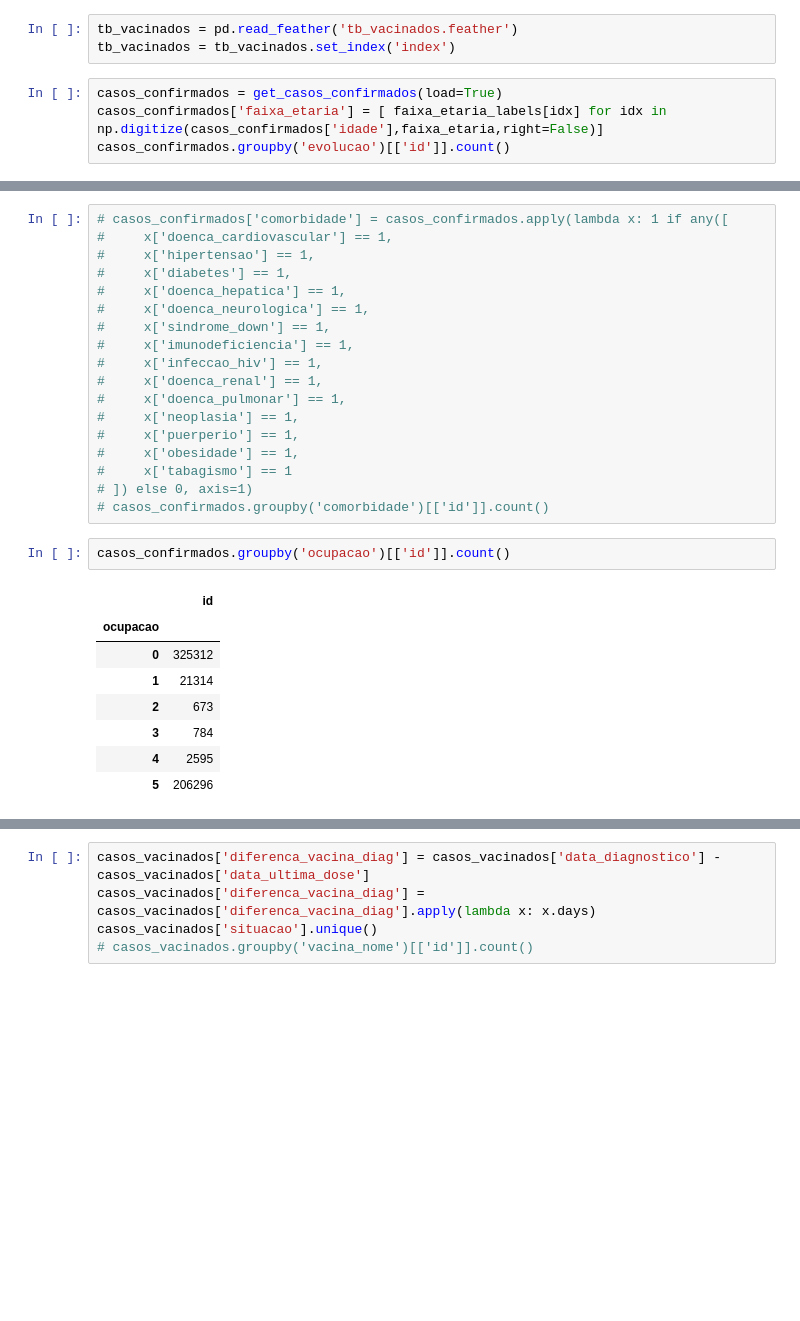
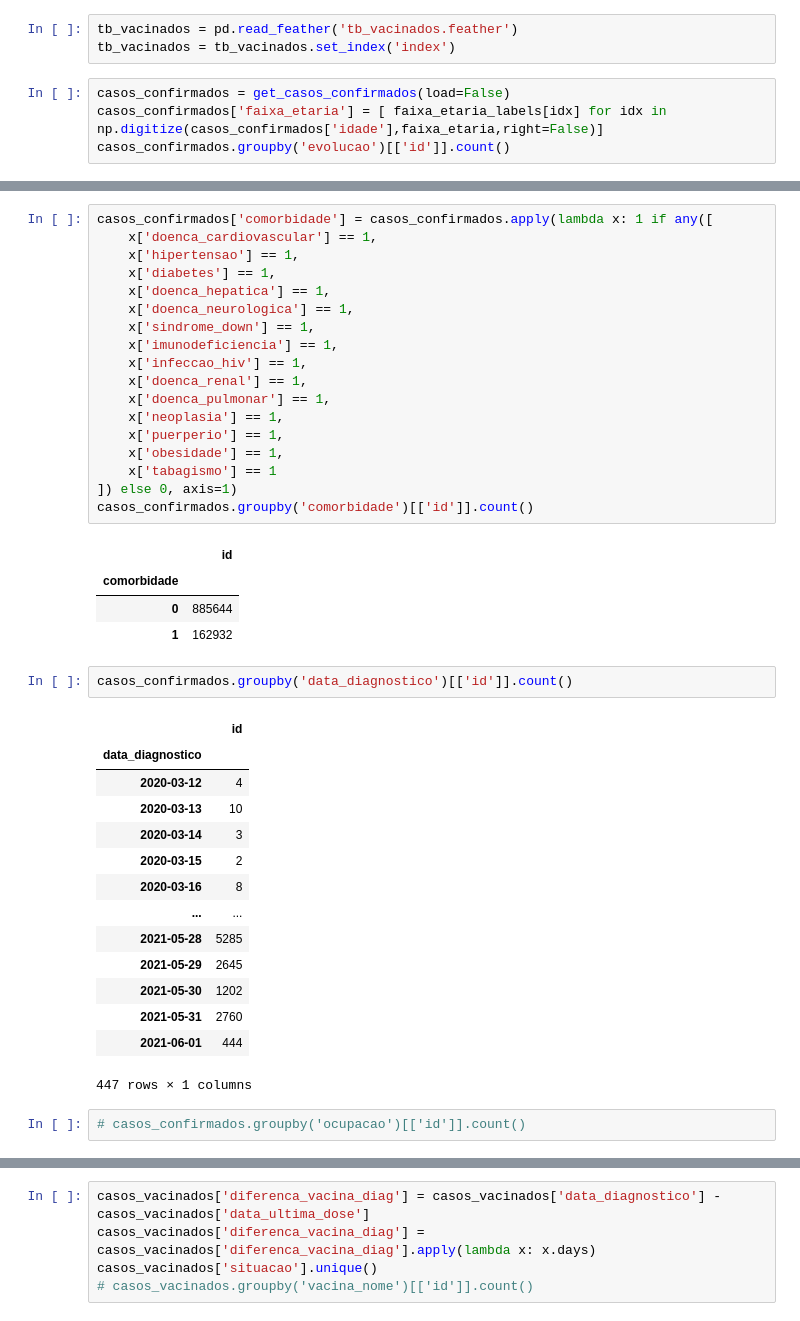
Before and after one commit to vinnylg/covid19datascience, a Jupyter notebook: notebooks/vacinacao/vacinacao_notebook.ipynb, the cells around one changed output, grey strips where cells are left out. Cells and saved outputs as stored; diff of their text form; blank space fills up the shorter version.

```diff
--- a/notebooks/vacinacao/vacinacao_notebook.ipynb
+++ b/notebooks/vacinacao/vacinacao_notebook.ipynb
@@ -176,7 +138,7 @@ tb_vacinados.to_feather('tb_vacinados.feather')
 tb_vacinados = pd.read_feather('tb_vacinados.feather')
 tb_vacinados = tb_vacinados.set_index('index')
 # %%
-casos_confirmados = get_casos_confirmados(load=True)
+casos_confirmados = get_casos_confirmados(load=False)
 casos_confirmados['faixa_etaria'] = [ faixa_etaria_labels[idx] for idx in np.digitize(casos_confirmados['idade'],faixa_etaria,right=False)]
 casos_confirmados.groupby('evolucao')[['id']].count()
 # %% [output]
@@ -205,30 +165,43 @@ casos_confirmados shape: (1010284, 36)
 # %%
-# casos_confirmados['comorbidade'] = casos_confirmados.apply(lambda x: 1 if any([
-#     x['doenca_cardiovascular'] == 1,
-#     x['hipertensao'] == 1,
-#     x['diabetes'] == 1,
-#     x['doenca_hepatica'] == 1,
-#     x['doenca_neurologica'] == 1,
-#     x['sindrome_down'] == 1,
-#     x['imunodeficiencia'] == 1,
-#     x['infeccao_hiv'] == 1,
-#     x['doenca_renal'] == 1,
-#     x['doenca_pulmonar'] == 1,
-#     x['neoplasia'] == 1,
-#     x['puerperio'] == 1,
-#     x['obesidade'] == 1,
-#     x['tabagismo'] == 1
-# ]) else 0, axis=1)
-# casos_confirmados.groupby('comorbidade')[['id']].count()
+casos_confirmados['comorbidade'] = casos_confirmados.apply(lambda x: 1 if any([
+    x['doenca_cardiovascular'] == 1,
+    x['hipertensao'] == 1,
+    x['diabetes'] == 1,
+    x['doenca_hepatica'] == 1,
+    x['doenca_neurologica'] == 1,
+    x['sindrome_down'] == 1,
+    x['imunodeficiencia'] == 1,
+    x['infeccao_hiv'] == 1,
+    x['doenca_renal'] == 1,
+    x['doenca_pulmonar'] == 1,
+    x['neoplasia'] == 1,
+    x['puerperio'] == 1,
+    x['obesidade'] == 1,
+    x['tabagismo'] == 1
+]) else 0, axis=1)
+casos_confirmados.groupby('comorbidade')[['id']].count()
+# %% [output]
+|  | id |
+| comorbidade |  |
+| 0 | 885644 |
+| 1 | 162932 |
 # %%
-casos_confirmados.groupby('ocupacao')[['id']].count()
+casos_confirmados.groupby('data_diagnostico')[['id']].count()
 # %% [output]
 |  | id |
-| ocupacao |  |
-| 0 | 325312 |
-| 1 | 21314 |
-| 2 | 673 |
-| 3 | 784 |
-| 4 | 2595 |
-| 5 | 206296 |
+| data_diagnostico |  |
+| 2020-03-12 | 4 |
+| 2020-03-13 | 10 |
+| 2020-03-14 | 3 |
+| 2020-03-15 | 2 |
+| 2020-03-16 | 8 |
+| ... | ... |
+| 2021-05-28 | 5285 |
+| 2021-05-29 | 2645 |
+| 2021-05-30 | 1202 |
+| 2021-05-31 | 2760 |
+| 2021-06-01 | 444 |
+447 rows × 1 columns
+# %%
+# casos_confirmados.groupby('ocupacao')[['id']].count()
 # %%
```
Also changed, not shown: parts of 16 cells of this notebook, 5 other files.
